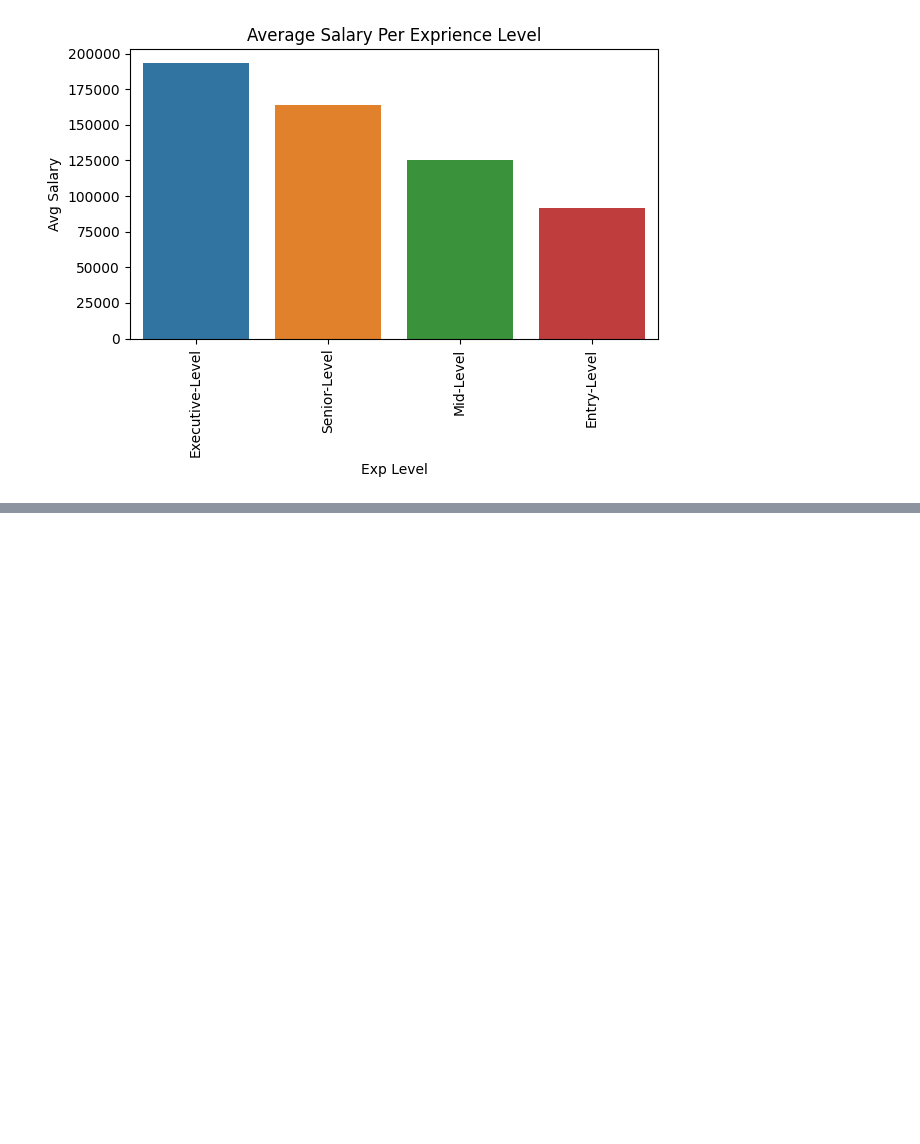
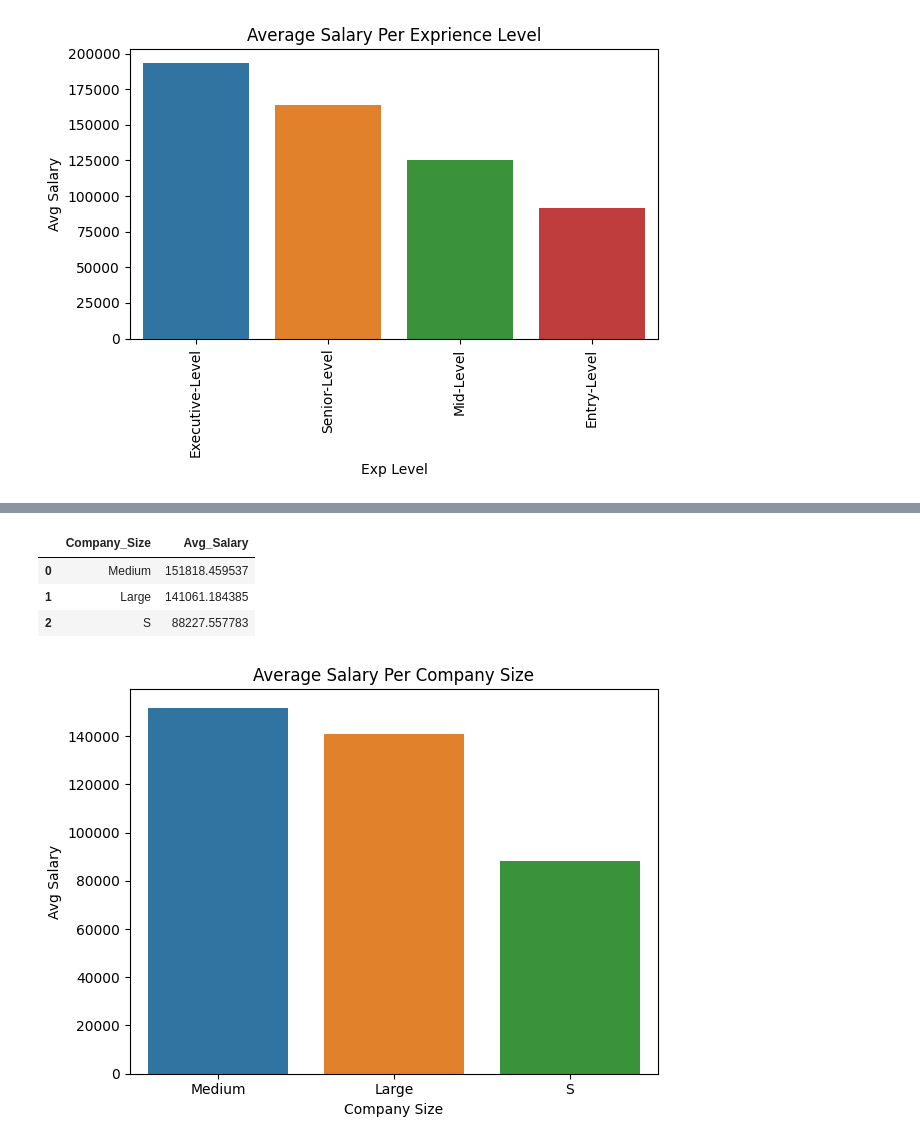
Before and after one commit to eslami200117/Data-Science, a Jupyter notebook: CA2/CA2.ipynb, the cells around one changed output, grey strips where cells are left out. Saved outputs shown, nothing was run; the diff lists cells and outputs as text; code cells hidden in the pictures; blank space fills up the shorter version.

```diff
--- a/CA2/CA2.ipynb
+++ b/CA2/CA2.ipynb
@@ -515,0 +544,19 @@ avg_salary_per_exp_level
+# %%
+avg_salary_per_company_size = df2.groupby('Company_Size')['Standard_Salary'].mean().sort_values(ascending= False).to_frame(name= 'Avg_Salary').reset_index()
+avg_salary_per_company_size
+# %% [output]
+|  | Company_Size | Avg_Salary |
+| 0 | Medium | 151818.459537 |
+| 1 | Large | 141061.184385 |
+| 2 | S | 88227.557783 |
+# %%
+sns.barplot(x = "Company_Size", y = "Avg_Salary", data = avg_salary_per_company_size)  # x needs to be datetime format for time series
+
+# Customize the plot (optional)
+plt.xlabel("Company Size")
+plt.ylabel("Avg Salary")
+plt.title("Average Salary Per Company Size")
+plt.xticks(rotation=0)  # Rotate x-axis labels for readability (optional)
+plt.tight_layout()
+# %% [output]
+[figure, added]
```
Also changed, not shown: parts of 3 cells of this notebook.
